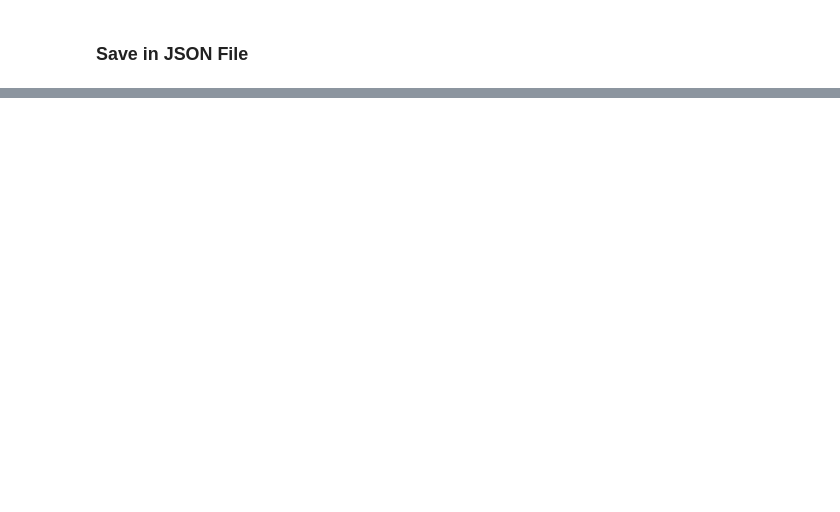
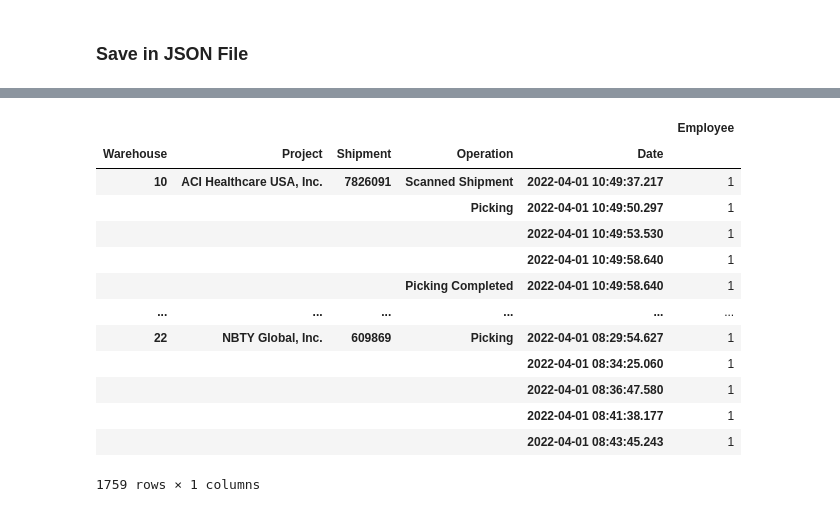
Before and after one commit to wdsrx/data_exploration, a Jupyter notebook: Operations.ipynb, the cells around one changed output, grey strips where cells are left out. Saved outputs shown, nothing was run; the diff lists cells and outputs as text; code cells hidden in the pictures; blank space fills up the shorter version.

Commit message:
Updating data

```diff
--- a/Operations.ipynb
+++ b/Operations.ipynb
@@ -538,0 +519,4 @@ df03_group.tail(50)
+# %%
+# Create a new column with the time difference between rows
+df03_orders['PickingTime'] = df03_orders['Date'].diff()
+df03_orders.head()
@@ -538,0 +530,6 @@ df03_group.tail(50)
+# %%
+# Add Hour, Minute and Second columns
+df03_orders['hour'] = df03_orders['PickingTime'].dt.components['hours']
+df03_orders['minute'] = df03_orders['PickingTime'].dt.components['minutes']
+df03_orders['second'] = df03_orders['PickingTime'].dt.components['seconds']
+df03_orders.head()
@@ -538,0 +543,9 @@ df03_group.tail(50)
+# %%
+# Set all the Scanned Shipment hour, minute, time to ZERO
+df03_orders_modified = df03_orders
+
+df03_orders_modified.loc[df03_orders_modified.Operation == 'Scanned Shipment', 'hour'] = 0.0
+df03_orders_modified.loc[df03_orders_modified.Operation == 'Scanned Shipment', 'minute'] = 0.0
+df03_orders_modified.loc[df03_orders_modified.Operation == 'Scanned Shipment', 'second'] = 0.0
+
+df03_orders_modified.loc[df03_orders_modified['Operation'] == 'Scanned Shipment'].head()
@@ -538,0 +559,3 @@ df03_group.tail(50)
+# %%
+df03_orders_modified['Time'] = df03_orders_modified['hour']*60 + df03_orders_modified['minute'] + df03_orders_modified['second']/60
+df03_orders_modified.head()
@@ -539,3 +569,22 @@ df03_group.tail(50)
+# %%
+df03_group = df03_orders_modified.groupby(['Warehouse', 'Project', 'Shipment', 'Operation', 'Date'])[['Employee']].count().sort_values(['Warehouse', 'Project', 'Shipment', 'Date'])
+df03_group.to_json('data/performance.json')
+df03_group
+# %% [output]
+|  |  |  |  |  | Employee |
+| Warehouse | Project | Shipment | Operation | Date |  |
+| 10 | ACI Healthcare USA, Inc. | 7826091 | Scanned Shipment | 2022-04-01 10:49:37.217 | 1 |
+|  |  |  | Picking | 2022-04-01 10:49:50.297 | 1 |
+|  |  |  |  | 2022-04-01 10:49:53.530 | 1 |
+|  |  |  |  | 2022-04-01 10:49:58.640 | 1 |
+|  |  |  | Picking Completed | 2022-04-01 10:49:58.640 | 1 |
+| ... | ... | ... | ... | ... | ... |
+| 22 | NBTY Global, Inc. | 609869 | Picking | 2022-04-01 08:29:54.627 | 1 |
+|  |  |  |  | 2022-04-01 08:34:25.060 | 1 |
+|  |  |  |  | 2022-04-01 08:36:47.580 | 1 |
+|  |  |  |  | 2022-04-01 08:41:38.177 | 1 |
+|  |  |  |  | 2022-04-01 08:43:45.243 | 1 |
+1759 rows × 1 columns
 # %%
 # Close connection
 cnxn.close()
```
Also changed, not shown: parts of 47 cells of this notebook, 20 other files.
